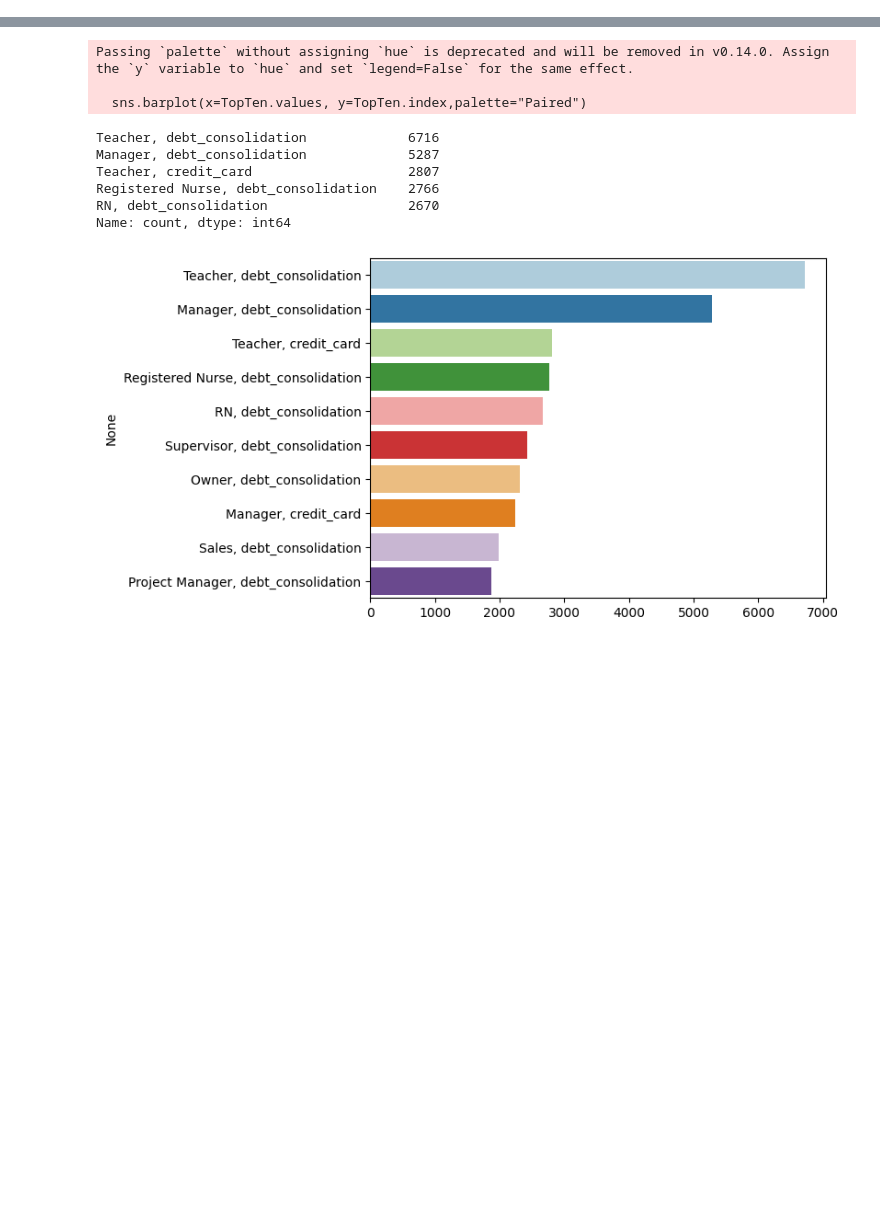
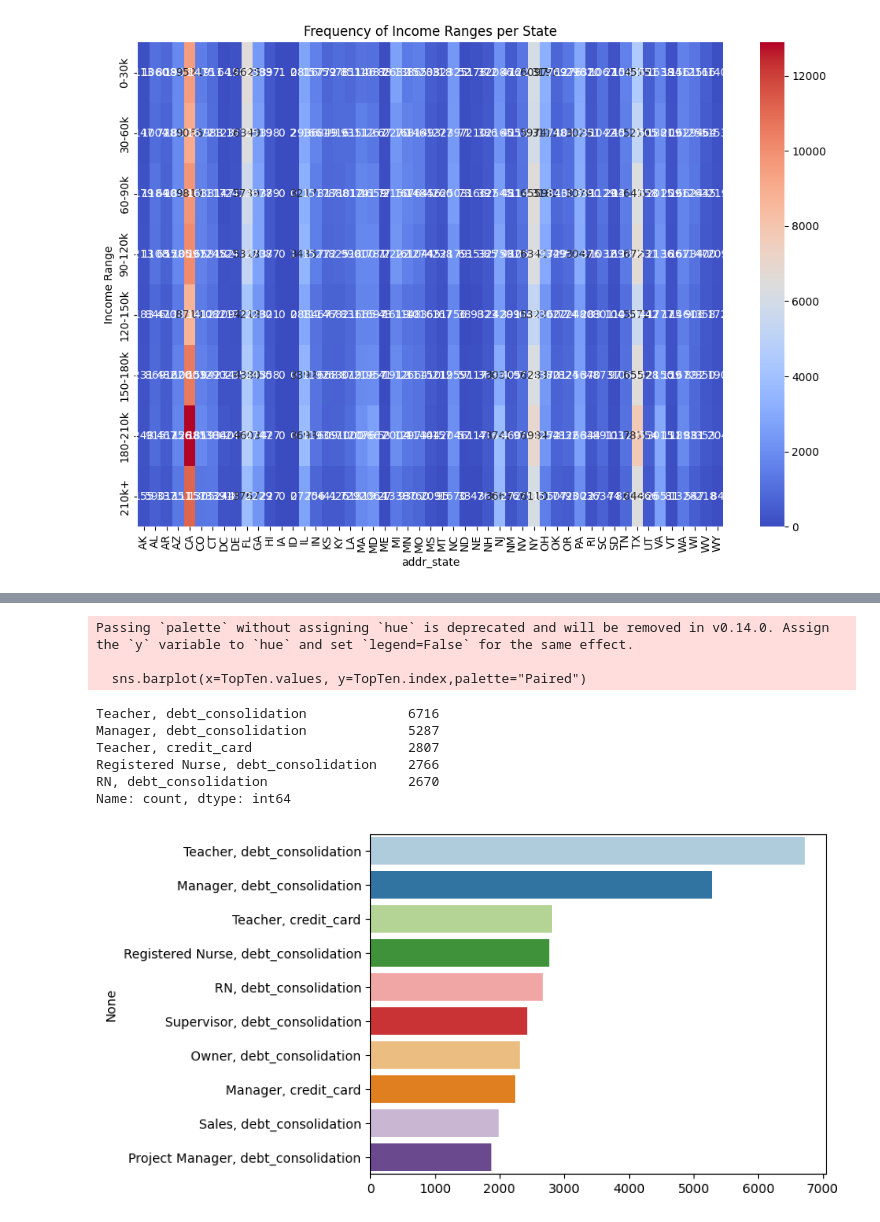
Before and after one commit to dugku/FinalProjectSem2, a Jupyter notebook: main.ipynb, the cells around one changed output, grey strips where cells are left out. Drawn from its saved outputs; the diff is of its cells as text; code cells hidden in the pictures; blank space fills up the shorter version.

```diff
--- a/main.ipynb
+++ b/main.ipynb
@@ -33,0 +89,4 @@ Index(['Unnamed: 0', 'id', 'member_id', 'loan_amnt', 'funded_amnt',
+# %%
+incomeState = pd.crosstab(MoreDropped["Income Range"], MoreDropped["addr_state"])
+
+print(incomeState)
@@ -33,0 +111,7 @@ Index(['Unnamed: 0', 'id', 'member_id', 'loan_amnt', 'funded_amnt',
+# %%
+plt.figure(figsize=(12, 8))
+sns.heatmap(incomeState, annot=True, cmap='coolwarm', fmt='d')
+plt.title('Frequency of Income Ranges per State')
+plt.show()
+# %% [output]
+[figure, added]
```
Also changed, not shown: parts of 12 cells of this notebook.
